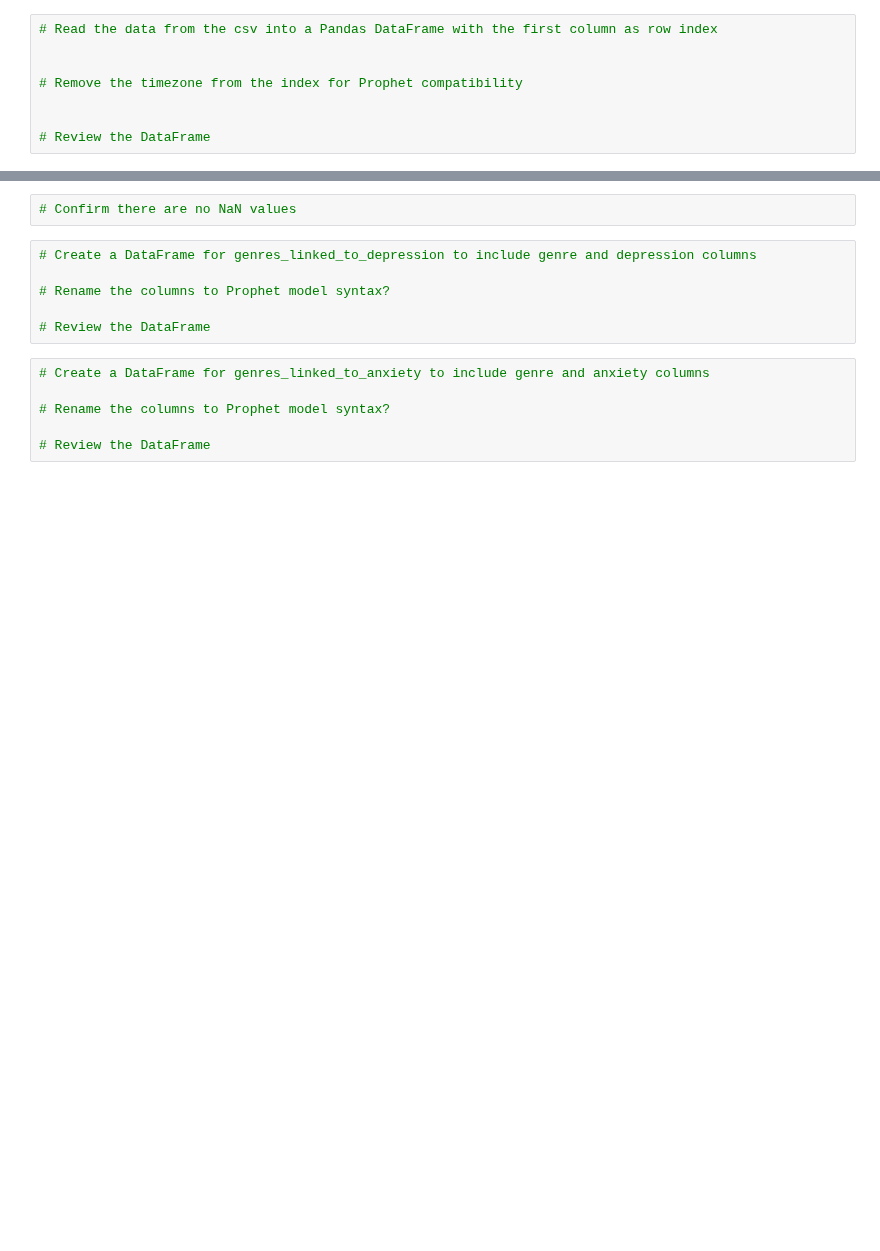
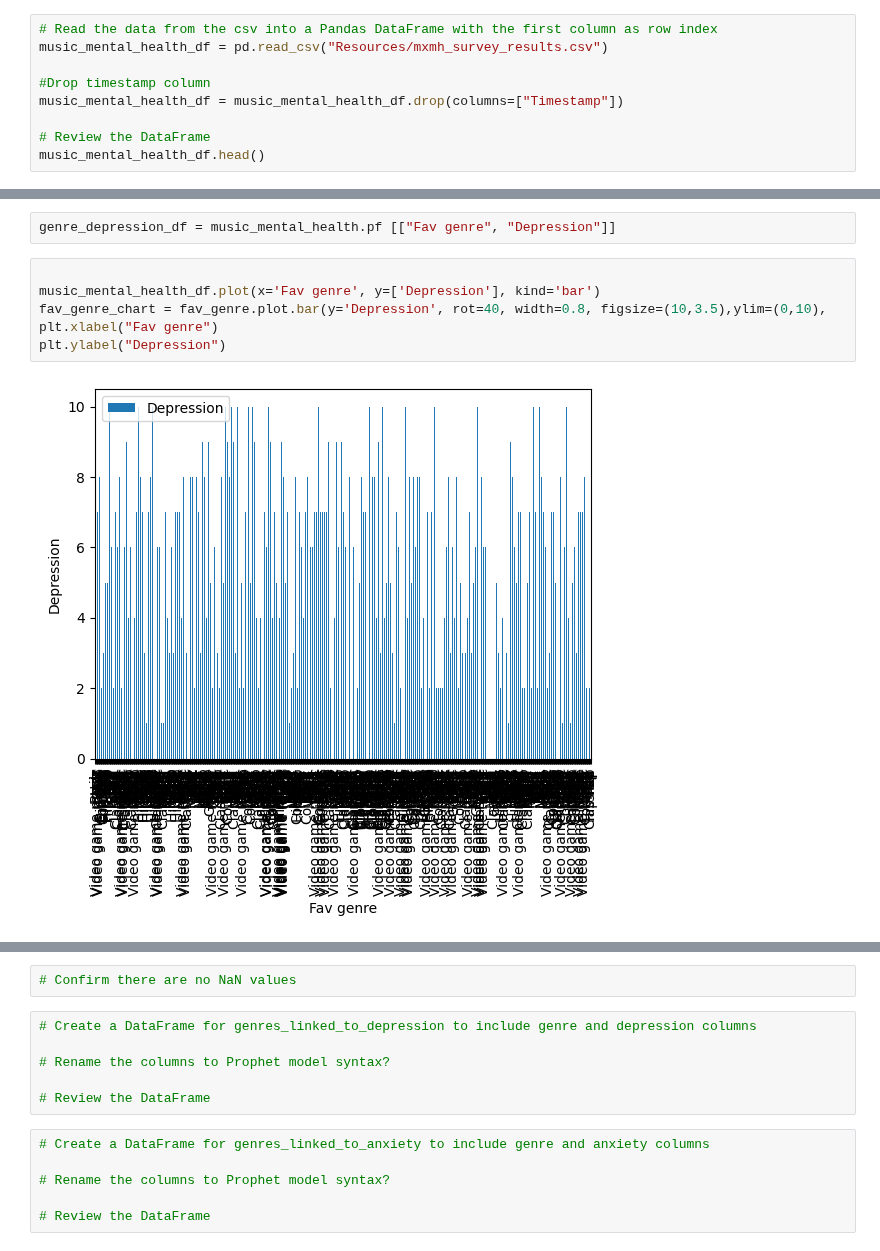
Before and after one commit to jdanielle12/project1, a Jupyter notebook: music_and_mental_health.ipynb, the cells around one changed output, grey strips where cells are left out. Saved outputs shown, nothing was run; the diff lists cells and outputs as text; blank space fills up the shorter version.

```diff
--- a/music_and_mental_health.ipynb
+++ b/music_and_mental_health.ipynb
@@ -51,8 +7,9 @@ music_mental_health_df
 # %%
 # Read the data from the csv into a Pandas DataFrame with the first column as row index
+music_mental_health_df = pd.read_csv("Resources/mxmh_survey_results.csv")
 
-
-# Remove the timezone from the index for Prophet compatibility
-
+#Drop timestamp column
+music_mental_health_df = music_mental_health_df.drop(columns=["Timestamp"])
 
 # Review the DataFrame
+music_mental_health_df.head()
@@ -64,0 +45,10 @@ music_mental_health_df
+# %%
+genre_depression_df = music_mental_health.pf [["Fav genre", "Depression"]]
+# %%
+
+music_mental_health_df.plot(x='Fav genre', y=['Depression'], kind='bar')
+fav_genre_chart = fav_genre.plot.bar(y='Depression', rot=40, width=0.8, figsize=(10,3.5),ylim=(0,10),
+plt.xlabel("Fav genre")
+plt.ylabel("Depression")
+# %% [output]
+[figure, added]
```
Also changed, not shown: parts of 12 cells of this notebook, 1 other file.
